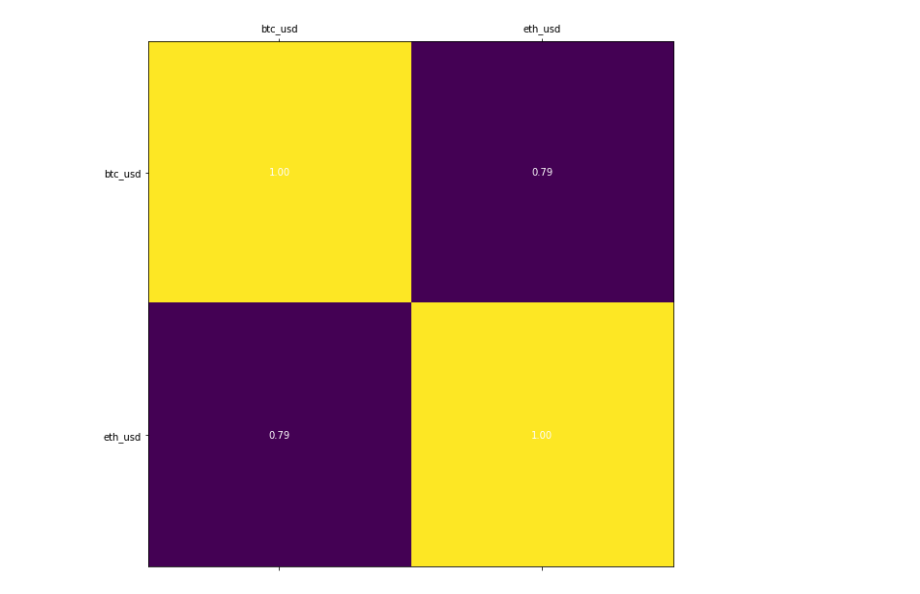
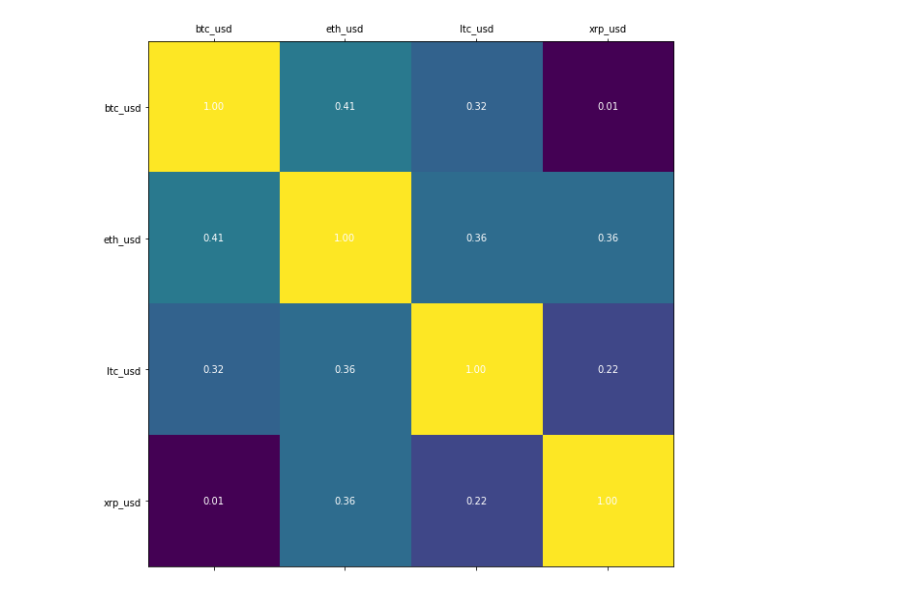
Before and after one commit to cambrian/quant, a Jupyter notebook: research/analysis.ipynb, the cells around one changed output. Cells and saved outputs as stored; diff of their text form; code cells hidden in the pictures.

Commit message:
calculate correlation matrix on smoothed data

```diff
--- a/research/analysis.ipynb
+++ b/research/analysis.ipynb
@@ -32,24 +43,24 @@ plt.plot(data_norm)
 # %%
 def plot_corr(df,size=10):
     '''Function plots a graphical correlation matrix for each pair of columns in the dataframe.
 
     Input:
         df: pandas DataFrame
         size: vertical and horizontal size of the plot'''
 
     corr = df.corr()
     fig, ax = plt.subplots(figsize=(size, size))
     ax.matshow(corr)
     plt.xticks(range(len(corr.columns)), corr.columns);
     plt.yticks(range(len(corr.columns)), corr.columns);
     # Loop over data dimensions and create text annotations.
     for i in range(len(corr.columns)):
         for j in range(len(corr.columns)):
             ax.text(j, i, '{:0.2f}'.format(corr.iloc[i, j]), ha="center", va="center", color="w")
 
-plot_corr(prices)
+plot_corr(data_minute)
 # %% [output]
-[figure, old version]
+[figure, new version]
 # %%
 def execute_orders(fees, prices, balances, orders):
     for (pair, size) in orders.items():
```
Also changed, not shown: parts of 5 cells of this notebook, 1 other file.
